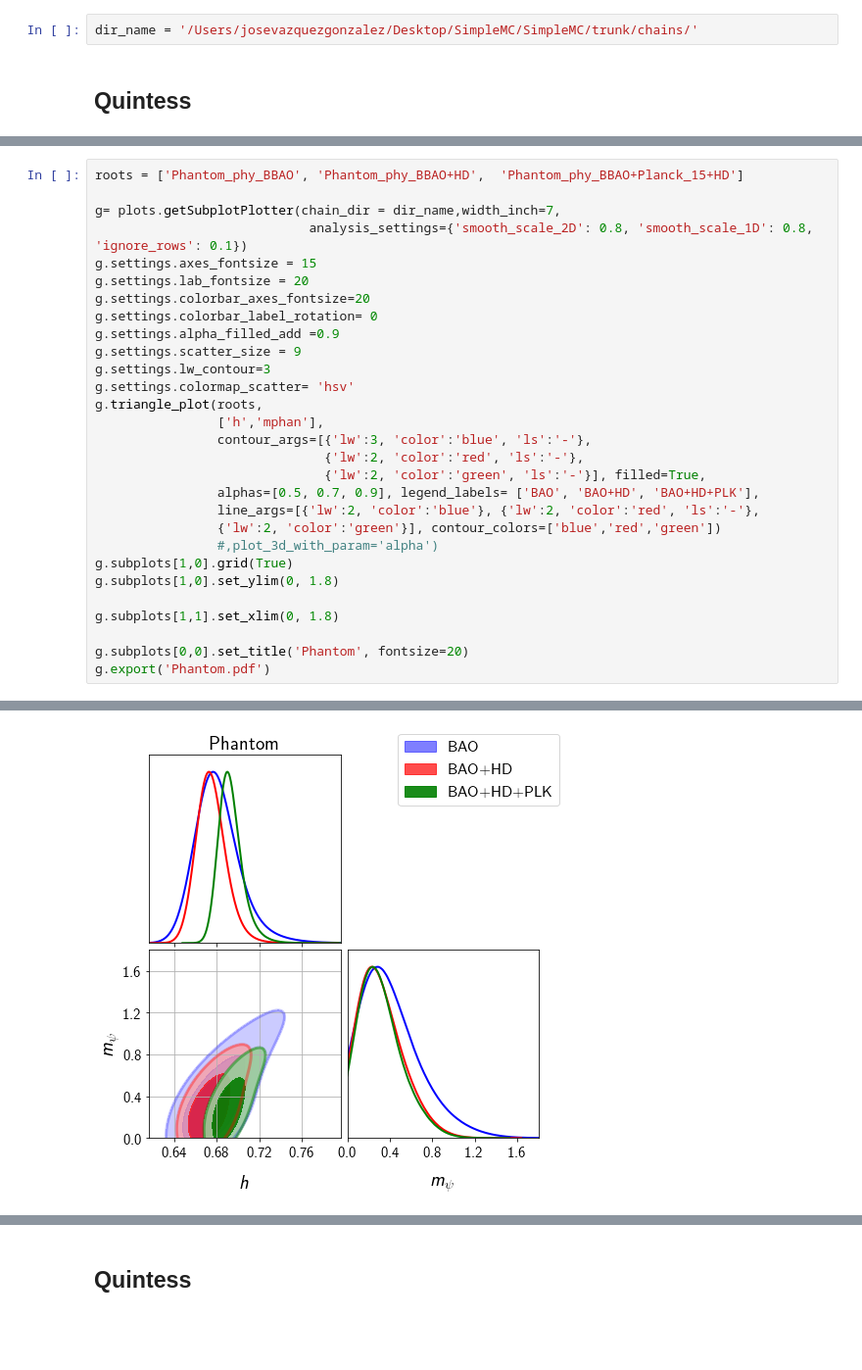
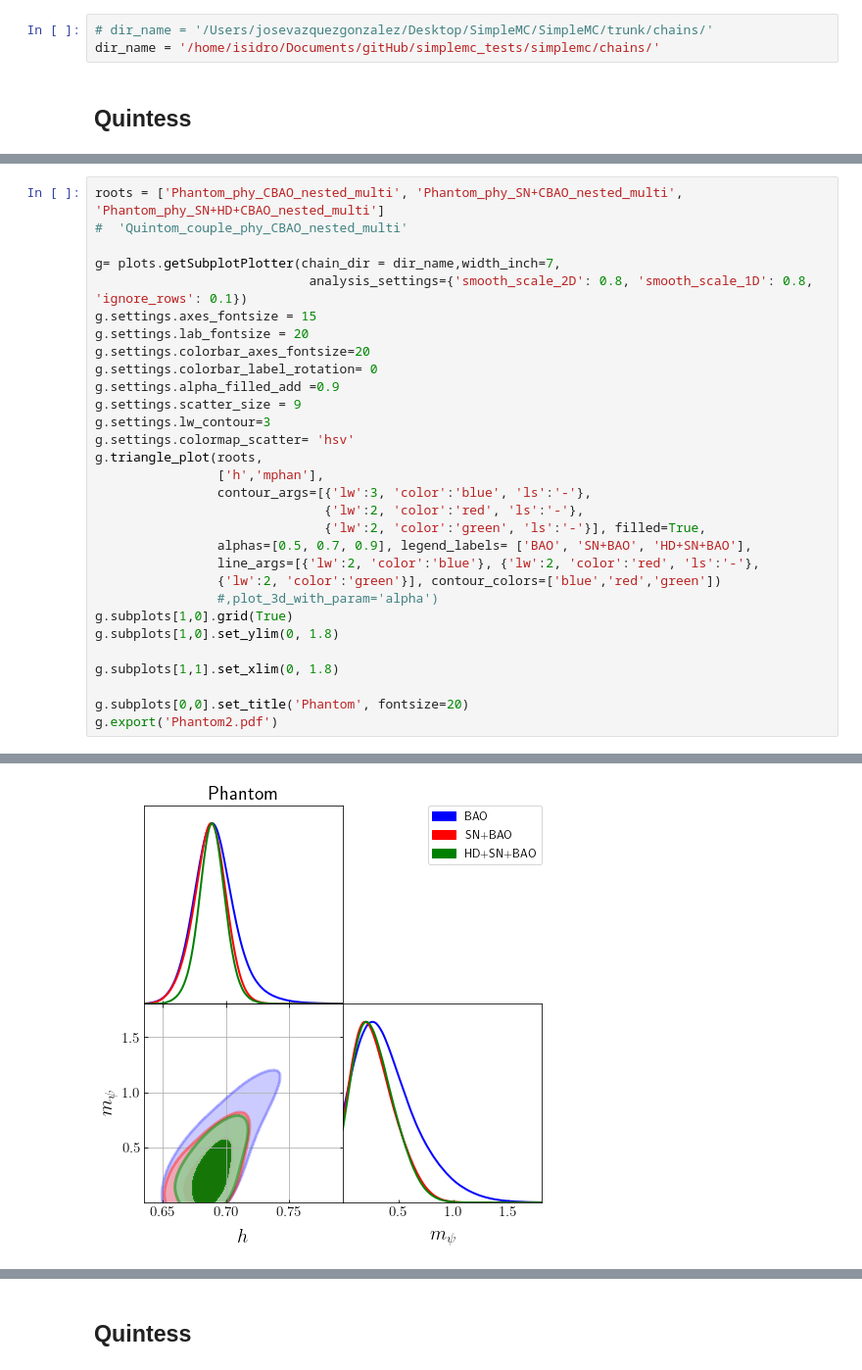
Before and after one commit to igomezv/simplemc_tests, a Jupyter notebook: Quintom.ipynb, the cells around one changed output, grey strips where cells are left out. Shown at 98% size. Drawn from its saved outputs; the diff is of its cells as text; blank space fills up the shorter version.

Commit message:
update jav quintom notebook with new mcmc chains

```diff
--- a/Quintom.ipynb
+++ b/Quintom.ipynb
@@ -18,7 +18,8 @@ params1 = {'backend': 'pdf',
                'text.usetex': True}#
 pylab.rcParams.update(params1)
 # %%
-dir_name = '/Users/josevazquezgonzalez/Desktop/SimpleMC/SimpleMC/trunk/chains/'
+# dir_name = '/Users/josevazquezgonzalez/Desktop/SimpleMC/SimpleMC/trunk/chains/'
+dir_name = '/home/isidro/Documents/gitHub/simplemc_tests/simplemc/chains/'
 # %% [markdown]
 ## Quintess
 # %%
@@ -48,5 +58,6 @@ g.triangle_plot(roots, ['Om','h', 'mquin'],
 # %%
-roots = ['Phantom_phy_BBAO', 'Phantom_phy_BBAO+HD',  'Phantom_phy_BBAO+Planck_15+HD']
+roots = ['Phantom_phy_CBAO_nested_multi', 'Phantom_phy_SN+CBAO_nested_multi',  'Phantom_phy_SN+HD+CBAO_nested_multi']
+#  'Quintom_couple_phy_CBAO_nested_multi'
 
 g= plots.getSubplotPlotter(chain_dir = dir_name,width_inch=7,
                             analysis_settings={'smooth_scale_2D': 0.8, 'smooth_scale_1D': 0.8, 'ignore_rows': 0.1})
@@ -63,7 +74,7 @@ g.triangle_plot(roots,
                 contour_args=[{'lw':3, 'color':'blue', 'ls':'-'},
                               {'lw':2, 'color':'red', 'ls':'-'},
                               {'lw':2, 'color':'green', 'ls':'-'}], filled=True,
-                alphas=[0.5, 0.7, 0.9], legend_labels= ['BAO', 'BAO+HD', 'BAO+HD+PLK'],
+                alphas=[0.5, 0.7, 0.9], legend_labels= ['BAO', 'SN+BAO', 'HD+SN+BAO'],
                 line_args=[{'lw':2, 'color':'blue'}, {'lw':2, 'color':'red', 'ls':'-'},
                 {'lw':2, 'color':'green'}], contour_colors=['blue','red','green'])
                 #,plot_3d_with_param='alpha')
@@ -73,5 +84,5 @@ g.subplots[1,0].set_ylim(0, 1.8)
 g.subplots[1,1].set_xlim(0, 1.8)
 
 g.subplots[0,0].set_title('Phantom', fontsize=20)
-g.export('Phantom.pdf')
+g.export('Phantom2.pdf')
 # %% [output]
@@ -78,2 +95,2 @@ g.export('Phantom.pdf')
-[figure, old version]
+[figure, new version]
 # %%
```
Also changed, not shown: parts of 43 cells of this notebook.
